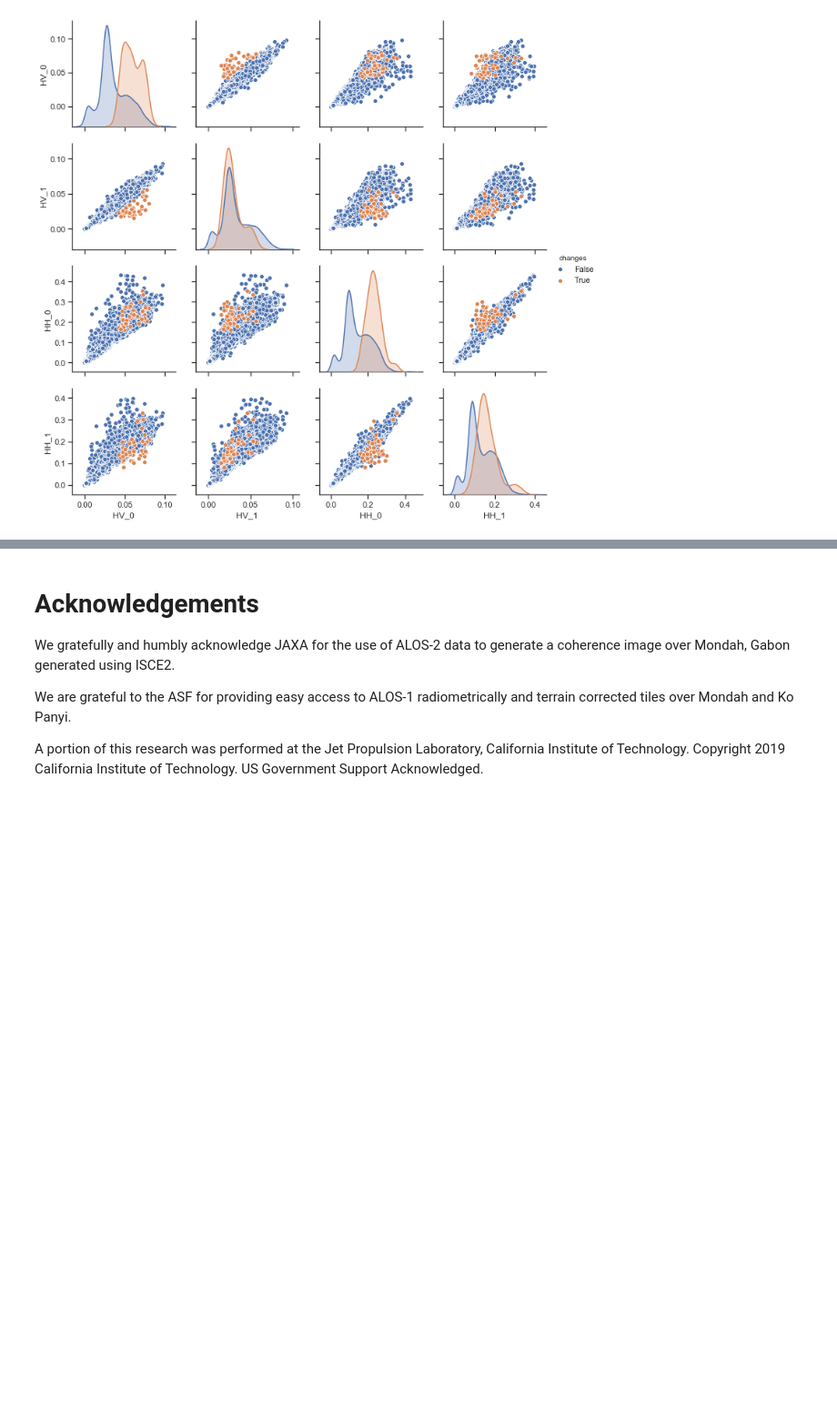
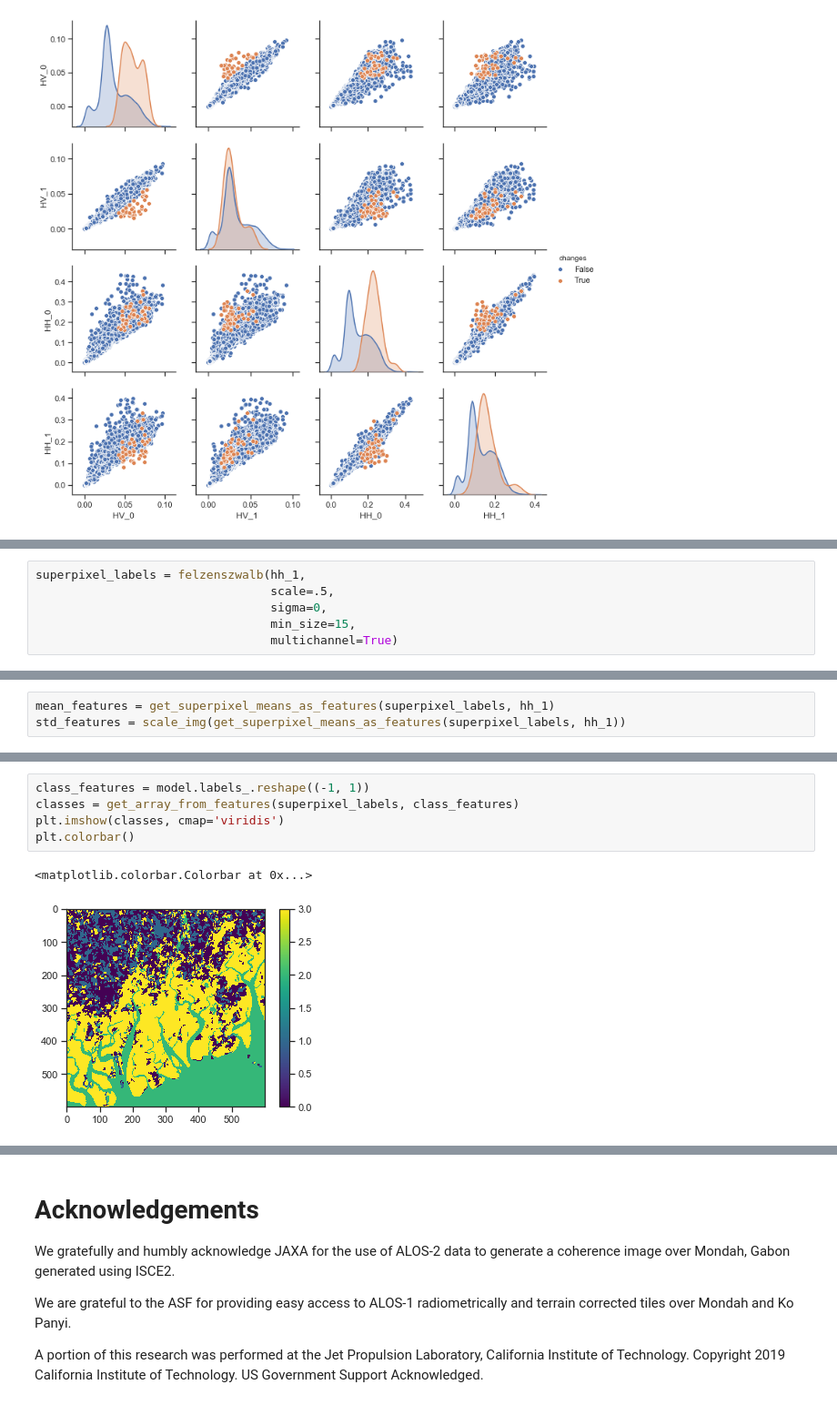
Before and after one commit to simard-landscape-lab/sari-tutorial, a Jupyter notebook: 8_Change_Detection/8_Change_Detection.ipynb, the cells around one changed output, grey strips where cells are left out. Shown at 91% size. Cells and saved outputs as stored; diff of their text form; blank space fills up the shorter version.

```diff
--- a/8_Change_Detection/8_Change_Detection.ipynb
+++ b/8_Change_Detection/8_Change_Detection.ipynb
@@ -326,0 +366,6 @@ sns.pairplot(df,
+# %%
+superpixel_labels = felzenszwalb(hh_1,
+                                 scale=.5,
+                                 sigma=0,
+                                 min_size=15,
+                                 multichannel=True)
@@ -326,0 +374,3 @@ sns.pairplot(df,
+# %%
+mean_features = get_superpixel_means_as_features(superpixel_labels, hh_1)
+std_features = scale_img(get_superpixel_means_as_features(superpixel_labels, hh_1))
@@ -326,0 +389,8 @@ sns.pairplot(df,
+# %%
+class_features = model.labels_.reshape((-1, 1))
+classes = get_array_from_features(superpixel_labels, class_features)
+plt.imshow(classes, cmap='viridis')
+plt.colorbar()
+# %% [output]
+<matplotlib.colorbar.Colorbar at 0x...>
+[figure, added]
```
Also changed, not shown: parts of 13 cells of this notebook, 2 other files.
